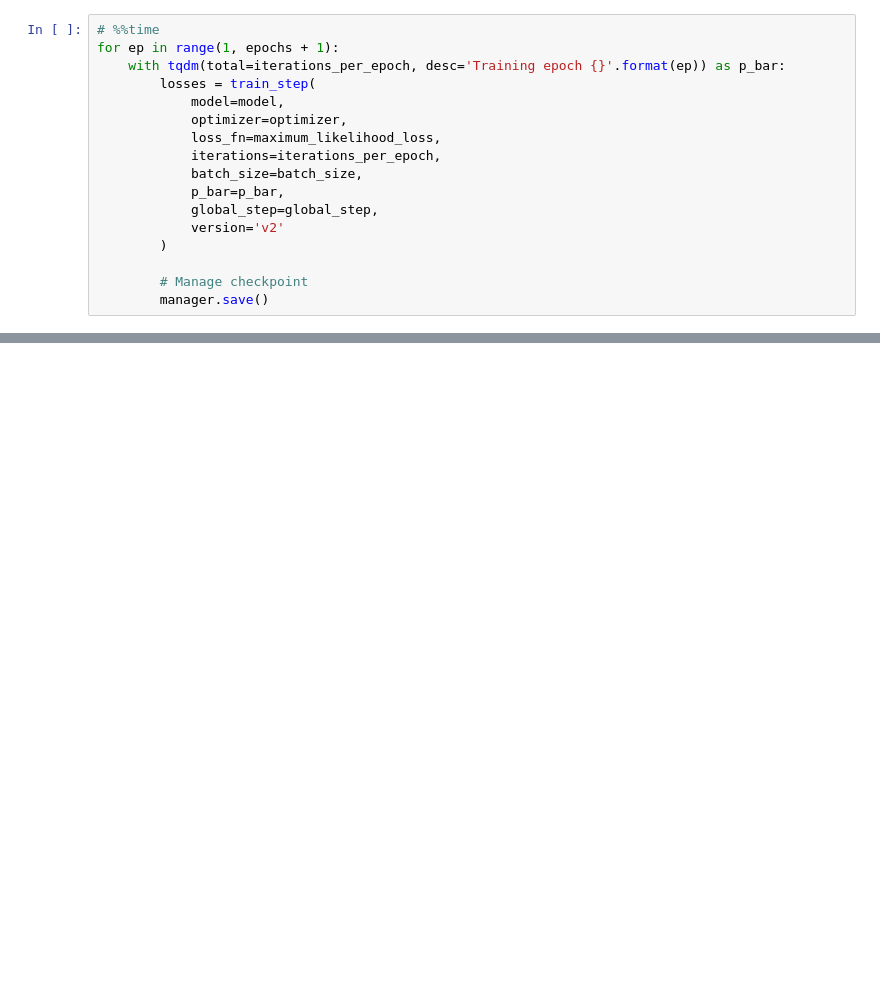
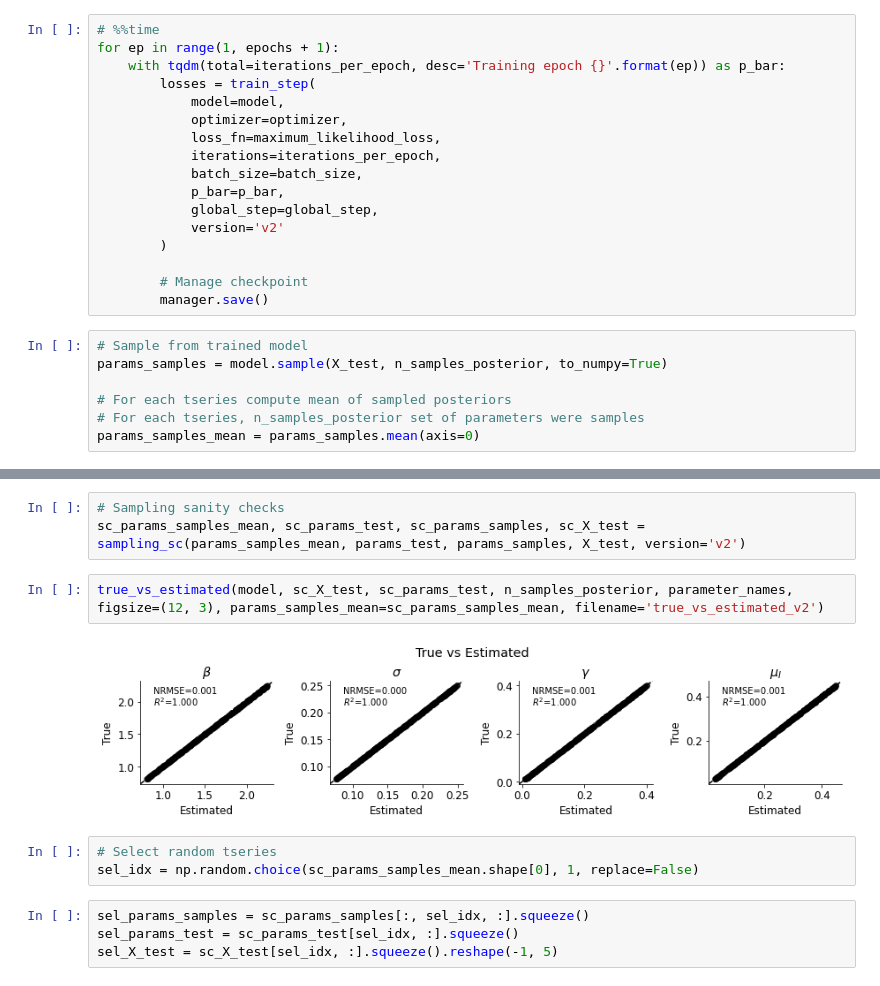
Before and after one commit to juan190199/BachelorThesis, a Jupyter notebook: notebooks/bayesflow_parameter_estimation_v2.ipynb, the cells around one changed output, grey strips where cells are left out. Cells and saved outputs as stored; diff of their text form; blank space fills up the shorter version.

```diff
--- a/notebooks/bayesflow_parameter_estimation_v2.ipynb
+++ b/notebooks/bayesflow_parameter_estimation_v2.ipynb
@@ -140,3 +141,10 @@ for ep in range(1, epochs + 1):
 
         # Manage checkpoint
         manager.save()
+# %%
+# Sample from trained model
+params_samples = model.sample(X_test, n_samples_posterior, to_numpy=True)
+
+# For each tseries compute mean of sampled posteriors
+# For each tseries, n_samples_posterior set of parameters were samples
+params_samples_mean = params_samples.mean(axis=0)
@@ -142,0 +155,14 @@ for ep in range(1, epochs + 1):
+# %%
+# Sampling sanity checks
+sc_params_samples_mean, sc_params_test, sc_params_samples, sc_X_test = sampling_sc(params_samples_mean, params_test, params_samples, X_test, version='v2')
+# %%
+true_vs_estimated(model, sc_X_test, sc_params_test, n_samples_posterior, parameter_names, figsize=(12, 3), params_samples_mean=sc_params_samples_mean, filename='true_vs_estimated_v2')
+# %% [output]
+[figure, added]
+# %%
+# Select random tseries
+sel_idx = np.random.choice(sc_params_samples_mean.shape[0], 1, replace=False)
+# %%
+sel_params_samples = sc_params_samples[:, sel_idx, :].squeeze()
+sel_params_test = sc_params_test[sel_idx, :].squeeze()
+sel_X_test = sc_X_test[sel_idx, :].squeeze().reshape(-1, 5)
```
Also changed, not shown: parts of 13 cells of this notebook.
